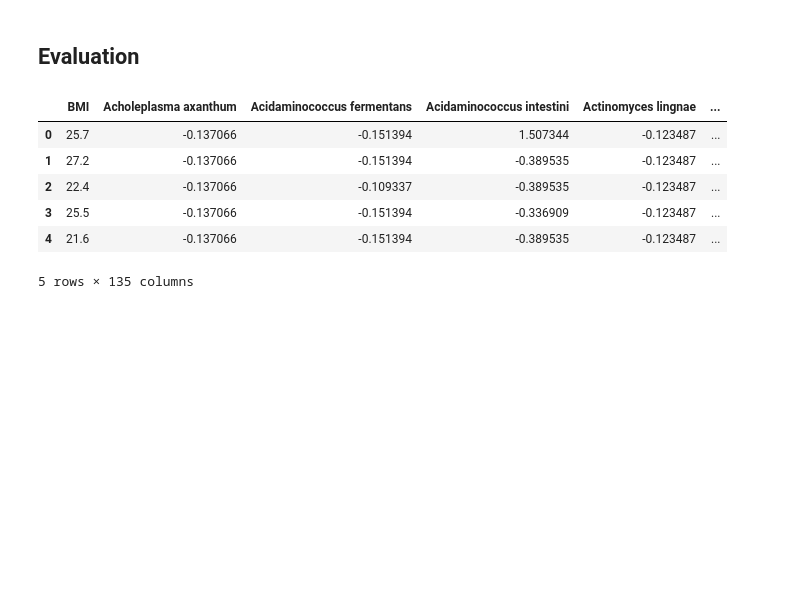
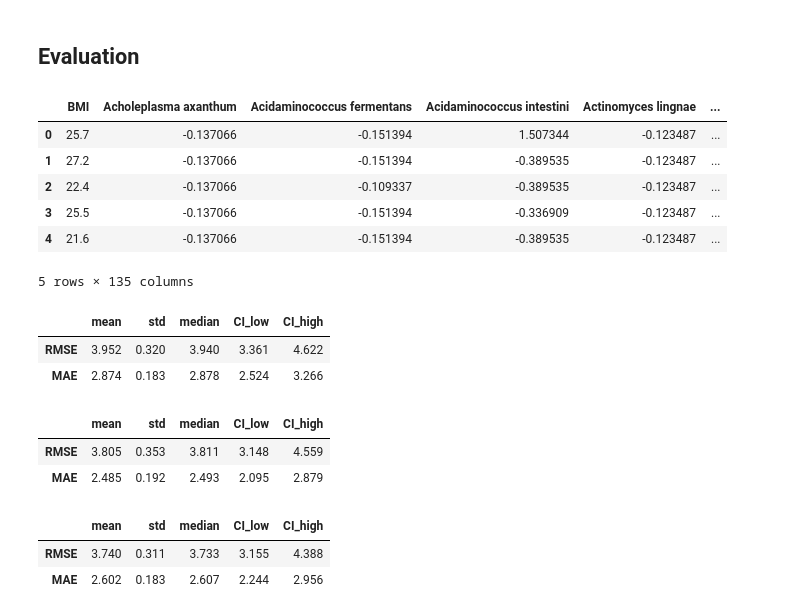
Before and after one commit to ikotsov/MLCB-Assignment-1, a Jupyter notebook: notebooks/model_analysis.ipynb, the cells around one changed output. Drawn from its saved outputs; the diff is of its cells as text; code cells hidden in the pictures; blank space fills up the shorter version.

```diff
--- a/notebooks/model_analysis.ipynb
+++ b/notebooks/model_analysis.ipynb
@@ -64,0 +73,7 @@ val_data.head()
+# %%
+elastic_net_report_df = elastic_net_evaluator.generate_report()
+elastic_net_report_df.head()
+# %% [output]
+|  | mean | std | median | CI_low | CI_high |
+| RMSE | 3.952 | 0.320 | 3.940 | 3.361 | 4.622 |
+| MAE | 2.874 | 0.183 | 2.878 | 2.524 | 3.266 |
@@ -64,0 +88,7 @@ val_data.head()
+# %%
+svr_report_df = svr_evaluator.generate_report()
+svr_report_df.head()
+# %% [output]
+|  | mean | std | median | CI_low | CI_high |
+| RMSE | 3.805 | 0.353 | 3.811 | 3.148 | 4.559 |
+| MAE | 2.485 | 0.192 | 2.493 | 2.095 | 2.879 |
@@ -64,0 +103,7 @@ val_data.head()
+# %%
+bayesian_ridge_report_df = bayesian_ridge_evaluator.generate_report()
+bayesian_ridge_report_df.head()
+# %% [output]
+|  | mean | std | median | CI_low | CI_high |
+| RMSE | 3.740 | 0.311 | 3.733 | 3.155 | 4.388 |
+| MAE | 2.602 | 0.183 | 2.607 | 2.244 | 2.956 |
```
Also changed, not shown: parts of 5 cells of this notebook.
